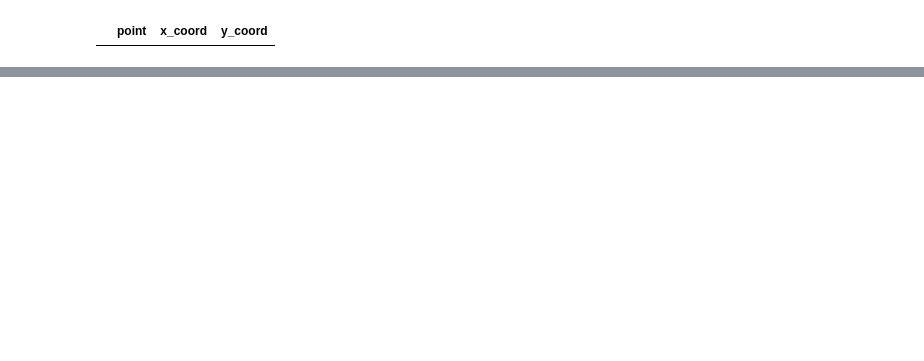
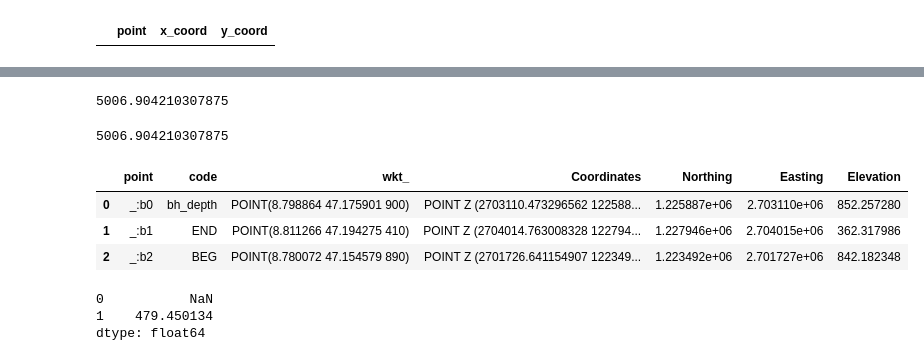
Before and after one commit to JJK-engineering/data-organizer, a Jupyter notebook: jupyter-python/data_analysis/sparqlwrapper.testing.ipynb, the cells around one changed output, grey strips where cells are left out. Saved outputs shown, nothing was run; the diff lists cells and outputs as text; code cells hidden in the pictures; blank space fills up the shorter version.

```diff
--- a/jupyter-python/data_analysis/sparqlwrapper.testing.ipynb
+++ b/jupyter-python/data_analysis/sparqlwrapper.testing.ipynb
@@ -976,0 +1055,9 @@ results_df
+# %%
+# https://geopandas.readthedocs.io/en/latest/gallery/create_geopandas_from_pandas.html
+#  -> From WKT format
+
+from shapely import wkt
+
+results_df['Coordinates'] = results_df['wkt_'].apply(wkt.loads)
+
+geo_results_df = gpd.GeoDataFrame(results_df, geometry='Coordinates')
@@ -976,0 +1086,9 @@ results_df
+# %%
+
+from shapely import wkt
+
+#geo_results_df = gpd.GeoDataFrame(results_df, geometry='geometry')
+##geo_results_df = gpd.GeoDataFrame(results_df, geometry='geometry', crs={'init':'epsg:4326'})
+geo_results_df = gpd.GeoDataFrame(results_df, geometry='Coordinates', crs={'init':'epsg:4326'})
+
+# after using 'loads' it works
@@ -976,0 +1120,2 @@ results_df
+# %%
+geo_results_df_LV95 = geo_results_df.to_crs(epsg=2056)  #Swiss LV95 CRS
@@ -976,0 +1158,44 @@ results_df
+# %%
+#Point(2701726.641154907, 1223492.277107534 ).distance(Point(2704014.763008328, 1227945.768788799 ))  #ok
+#Point(2701726.641154907, 1223492.277107534, 350).distance(Point(2704014.763008328, 1227945.768788799, 900))
+# ok (returns 2d horzonatal distance)
+
+geo_results_df_LV95.Coordinates[1].distance(geo_results_df_LV95.Coordinates[2])
+# ok, same as above
+# %% [output]
+5006.904210307875
+# %%
+#geo_results_df_LV95.Coordinates
+
+#geo_results_df_LV95.Coordinates[0] #NG ??
+#geo_results_df_LV95.code[0]  #ok
+
+#geo_results_df_LV95.Coordinates[0].bounds  #ok
+#geo_results_df_LV95.Coordinates[0].x  #ok
+# geo_results_df_LV95.Coordinates[0].z  #ok
+# list(geo_results_df_LV95.Coordinates[0].coords) #ok
+
+pt_a = geo_results_df_LV95.Coordinates[1]
+pt_b = geo_results_df_LV95.Coordinates[2]
+#pt_a.geom_type  #Point
+#pt_a.z  #ok
+
+pt_a.distance(pt_b)  #5006.904  ok
+# %% [output]
+5006.904210307875
+# %%
+#geo_results_df_LV95.Northing = geo_results_df_LV95.Coordinates.y  #NG
+geo_results_df_LV95["Northing"] = geo_results_df_LV95.Coordinates.y
+geo_results_df_LV95["Easting"] = geo_results_df_LV95.Coordinates.x
+#geo_results_df_LV95["Elevation"] = geo_results_df_LV95.Coordinates.z #NG, need to do 'manually'
+
+# https://stackoverflow.com/questions/19914937/applying-function-with-multiple-arguments-to-create-a-new-pandas-column
+geo_results_df_LV95['Elevation'] = geo_results_df_LV95.apply(lambda q: q['Coordinates'].z, axis=1)  #ok
+# %%
+geo_results_df_LV95
+# how to show in decimal notation ?
+# %% [output]
+|  | point | code | wkt_ | Coordinates | Northing | Easting | Elevation |
+| 0 | _:b0 | bh_depth | POINT(8.798864 47.175901 900) | POINT Z (2703110.473296562 122588... | 1.225887e+06 | 2.703110e+06 | 852.257280 |
+| 1 | _:b1 | END | POINT(8.811266 47.194275 410) | POINT Z (2704014.763008328 122794... | 1.227946e+06 | 2.704015e+06 | 362.317986 |
+| 2 | _:b2 | BEG | POINT(8.780072 47.154579 890) | POINT Z (2701726.641154907 122349... | 1.223492e+06 | 2.701727e+06 | 842.182348 |
@@ -976,0 +1207,15 @@ results_df
+# %%
+# Example use of gepoandas to calculates distance between two CRS points
+#https://gis.stackexchange.com/questions/293310/how-to-use-geoseries-distance-to-get-the-right-answer
+
+##import geopandas as gpd
+from shapely.geometry import Point,Polygon
+geom=[Point(xy) for xy in zip([117.454361,117.459880],[38.8459879,38.846255])]
+gdf=gpd.GeoDataFrame(geometry=geom,crs={'init':'epsg:4326'})
+gdf.to_crs(epsg=3310,inplace=True)
+l=gdf.distance(gdf.shift())
+print(l)
+# %% [output]
+0           NaN
+1    479.450134
+dtype: float64
```
Also changed, not shown: parts of 47 cells of this notebook, 1 other file.
